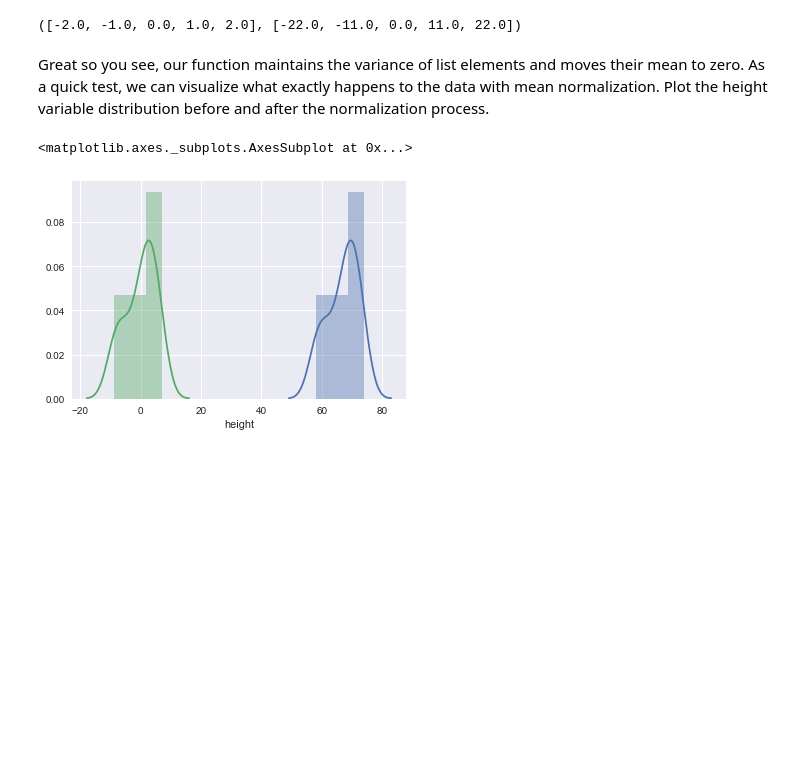
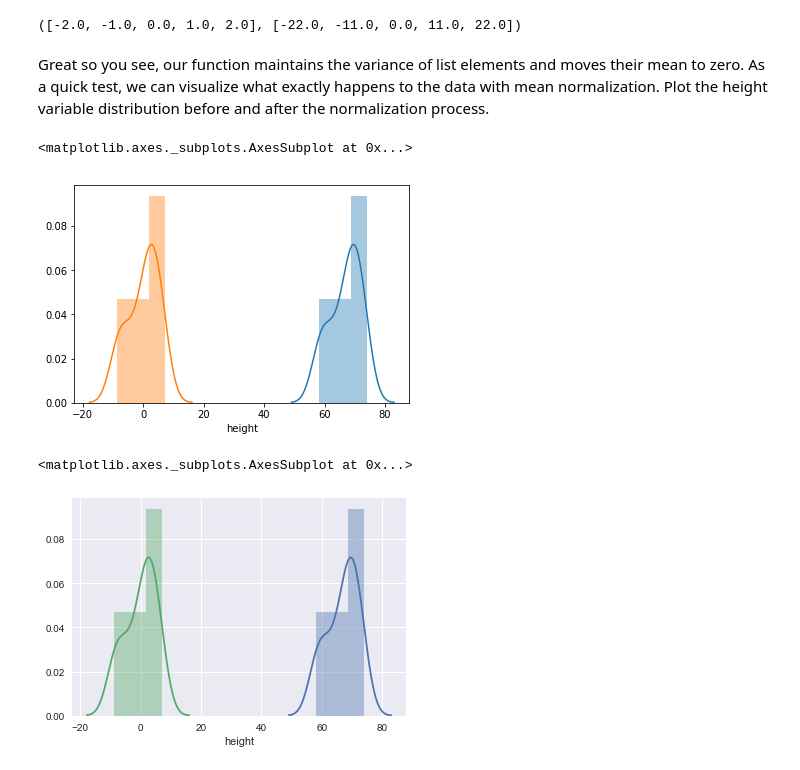
Before and after one commit to Rimab55/dsc-0-10-04-cov-corr-lab-nyc-ds-career-012819, a Jupyter notebook: index.ipynb, the cells around one changed output. Saved outputs shown, nothing was run; the diff lists cells and outputs as text; code cells hidden in the pictures; blank space fills up the shorter version.

```diff
--- a/index.ipynb
+++ b/index.ipynb
@@ -84,8 +84,12 @@ Great so you see, our function maintains the variance of list elements and moves
 # %%
 # Visualize the height data distribution before and after mean normalization
 import seaborn as sns
 norm_height = mean_normalize(df['height'])
 sns.distplot(df['height'])
+sns.distplot(norm_height)
+# %% [output]
+<matplotlib.axes._subplots.AxesSubplot at 0x...>
+[figure, added]
 # %%
 # %% [output]
 <matplotlib.axes._subplots.AxesSubplot at 0x...>
```
